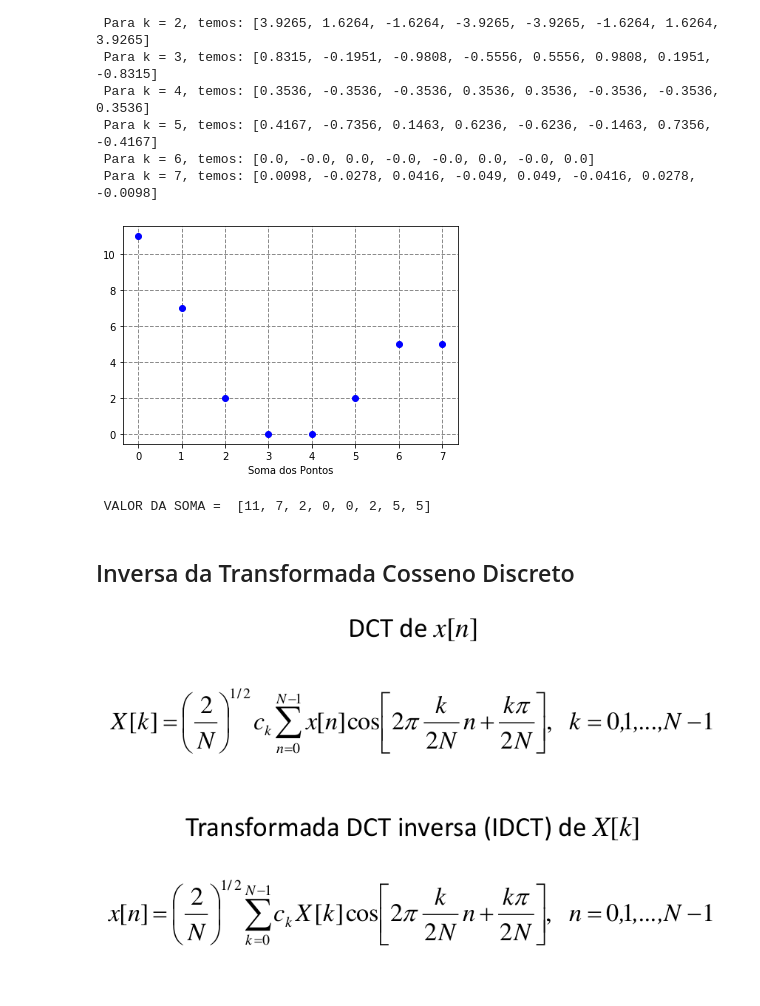
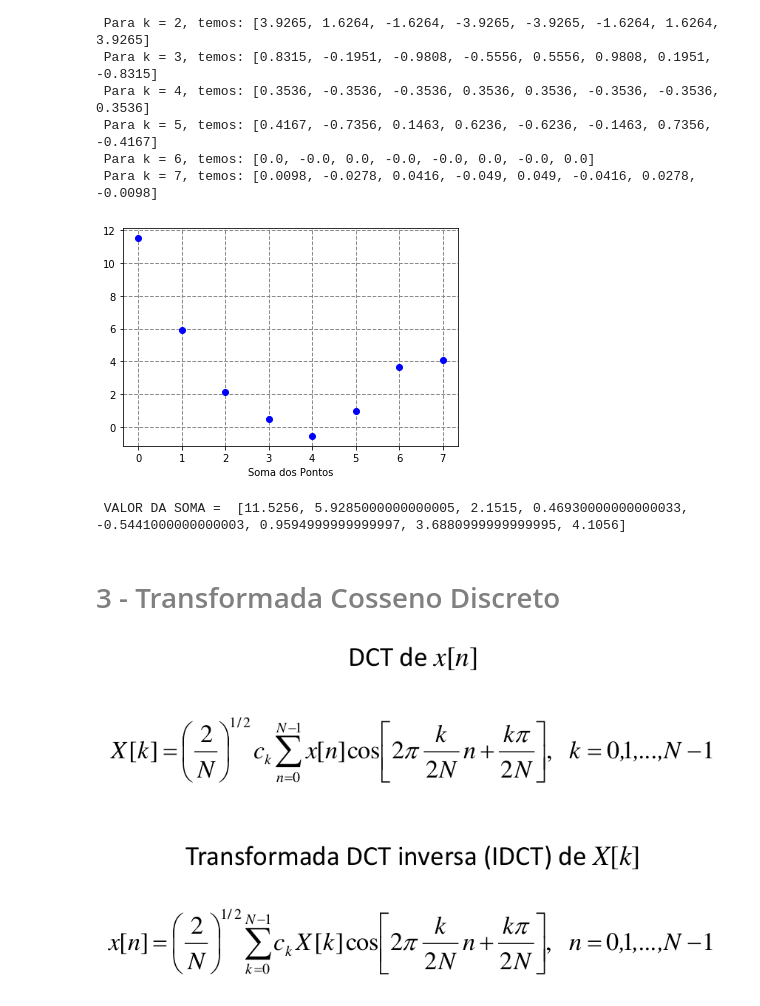
Before and after one commit to IcaroTARique/DCT_PDI, a Jupyter notebook: PDI.ipynb, the cells around one changed output. Cells and saved outputs as stored; diff of their text form; code cells hidden in the pictures.

```diff
--- a/PDI.ipynb
+++ b/PDI.ipynb
@@ -53,5 +51,5 @@ def dct(x,N):
         plt.show()
     return v
 # %%
-v = dct(x,N)
+v = idct(x,N)
 # %% [output]
@@ -80,27 +78,27 @@ for i in v:
 # %%
 soma = [0]*N
 for i in range(len(v)):
     for j in range(N):
-        soma[j] = round(soma[j]+v[i][j])
+        soma[j] = soma[j]+v[i][j]
 
     #plt.plot(soma,'bo')
     #plt.ylabel("Soma dos pontos de 0 a "+str(i))
     #plt.grid(True, lw = 1, ls = '--', c = '.55')
     #plt.show()
 
 plt.plot(soma,'bo')
 plt.xlabel("Soma dos Pontos")
 plt.grid(True, lw = 1, ls = '--', c = '.55')
 plt.show()
 # %% [output]
-[figure, old version]
+[figure, new version]
 # %%
 #Valor da soma do cosseno discreto
 print(" VALOR DA SOMA = ",soma)
 # %% [output]
- VALOR DA SOMA =  [11, 7, 2, 0, 0, 2, 5, 5]
+ VALOR DA SOMA =  [11.5256, 5.9285000000000005, 2.1515, 0.46930000000000033, -0.5441000000000003, 0.9594999999999997, 3.6880999999999995, 4.1056]
 # %% [markdown]
-## Inversa da Transformada Cosseno Discreto
+<h1 style="color:#808080"> 3 - Transformada Cosseno Discreto </h1>
 
 ![image.png](attachment:image.png)
 # %%
```
Also changed, not shown: parts of 10 cells of this notebook.
